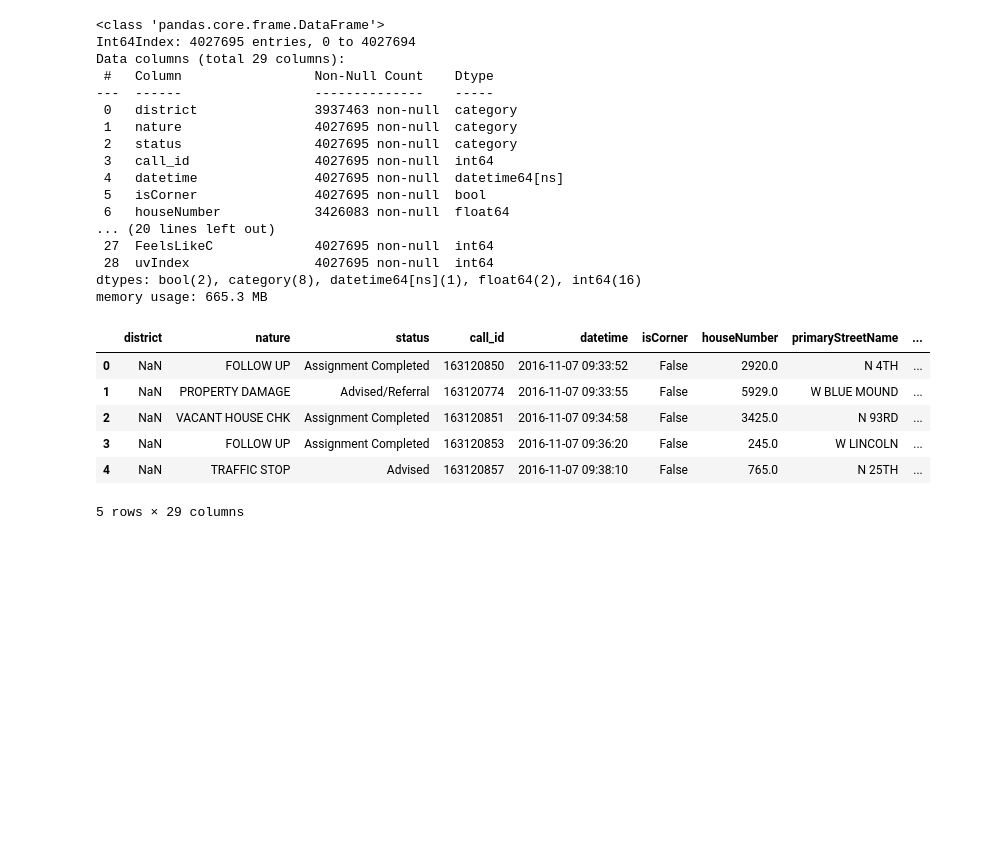
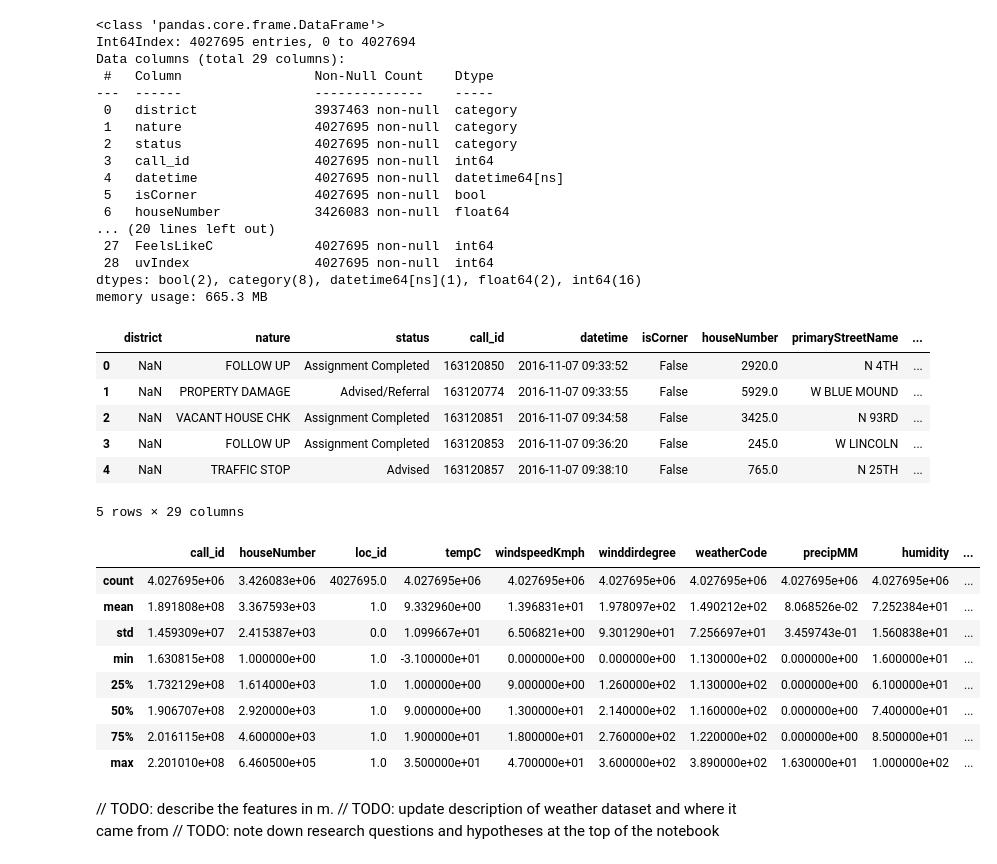
Before and after one commit to GrantFass/CS3300-FinalProject, a Jupyter notebook: CS 3300 011 Data Science Final Project.ipynb, the cells around one changed output. Drawn from its saved outputs; the diff is of its cells as text; code cells hidden in the pictures; blank space fills up the shorter version.

```diff
--- a/CS 3300 011 Data Science Final Project.ipynb
+++ b/CS 3300 011 Data Science Final Project.ipynb
@@ -777,3 +777,19 @@ m.head()
 | 3 | NaN | FOLLOW UP | Assignment Completed | 163120853 | 2016-11-07 09:36:20 | False | 245.0 | W LINCOLN | ... |
 | 4 | NaN | TRAFFIC STOP | Advised | 163120857 | 2016-11-07 09:38:10 | False | 765.0 | N 25TH | ... |
 5 rows × 29 columns
+# %%
+m.describe()
+# %% [output]
+|  | call_id | houseNumber | loc_id | tempC | windspeedKmph | winddirdegree | weatherCode | precipMM | humidity | ... |
+| count | 4.027695e+06 | 3.426083e+06 | 4027695.0 | 4.027695e+06 | 4.027695e+06 | 4.027695e+06 | 4.027695e+06 | 4.027695e+06 | 4.027695e+06 | ... |
+| mean | 1.891808e+08 | 3.367593e+03 | 1.0 | 9.332960e+00 | 1.396831e+01 | 1.978097e+02 | 1.490212e+02 | 8.068526e-02 | 7.252384e+01 | ... |
+| std | 1.459309e+07 | 2.415387e+03 | 0.0 | 1.099667e+01 | 6.506821e+00 | 9.301290e+01 | 7.256697e+01 | 3.459743e-01 | 1.560838e+01 | ... |
+| min | 1.630815e+08 | 1.000000e+00 | 1.0 | -3.100000e+01 | 0.000000e+00 | 0.000000e+00 | 1.130000e+02 | 0.000000e+00 | 1.600000e+01 | ... |
+| 25% | 1.732129e+08 | 1.614000e+03 | 1.0 | 1.000000e+00 | 9.000000e+00 | 1.260000e+02 | 1.130000e+02 | 0.000000e+00 | 6.100000e+01 | ... |
+| 50% | 1.906707e+08 | 2.920000e+03 | 1.0 | 9.000000e+00 | 1.300000e+01 | 2.140000e+02 | 1.160000e+02 | 0.000000e+00 | 7.400000e+01 | ... |
+| 75% | 2.016115e+08 | 4.600000e+03 | 1.0 | 1.900000e+01 | 1.800000e+01 | 2.760000e+02 | 1.220000e+02 | 0.000000e+00 | 8.500000e+01 | ... |
+| max | 2.201010e+08 | 6.460500e+05 | 1.0 | 3.500000e+01 | 4.700000e+01 | 3.600000e+02 | 3.890000e+02 | 1.630000e+01 | 1.000000e+02 | ... |
+# %% [markdown]
+// TODO: describe the features in m.
+// TODO: update description of weather dataset and where it came from
+// TODO: note down research questions and hypotheses at the top of the notebook
```
